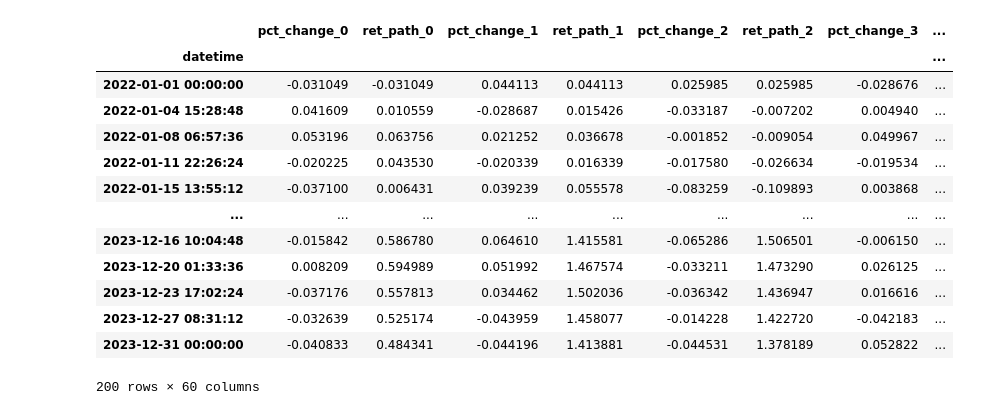
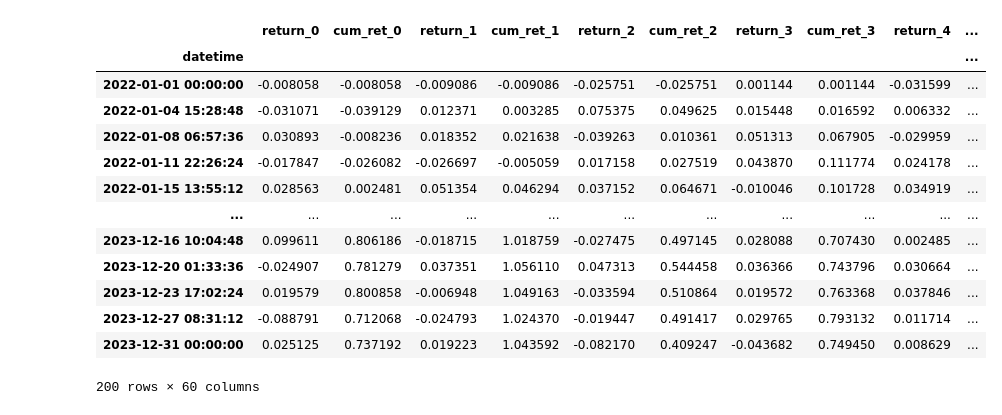
Before and after one commit to sharavsambuu/trading-cost-analysis, a Jupyter notebook: synthetic_portfolio_cost_exps.ipynb, the cells around one changed output. Saved outputs shown, nothing was run; the diff lists cells and outputs as text; code cells hidden in the pictures.

```diff
--- a/synthetic_portfolio_cost_exps.ipynb
+++ b/synthetic_portfolio_cost_exps.ipynb
@@ -7,48 +7,48 @@ from   datetime          import timedelta
 # Preparing data for portfolio
 
 num_securities = 30
 num_periods    = 200
 start_date     = pd.to_datetime('2022-01-01')
 end_date       = pd.to_datetime('2023-12-31')
 
 trade_dates    = pd.to_datetime(np.sort(np.random.choice(pd.date_range(start=start_date, end=end_date, periods=num_periods + 1), num_periods, replace=False)))
 
 df = pd.DataFrame({'datetime'  : trade_dates})
 df['datetime' ] = pd.to_datetime(df['datetime'])
 df['datetime_'] = df['datetime']
 df = df.set_index('datetime')
 
 outliers_percentage = 20.0
 outliers_percentage = outliers_percentage/100.0 # percentage of all returns are outliers
 outliers_count      = int(num_periods*outliers_percentage)
 
 for idx in range(0, num_securities):
     percentage_changes = np.random.uniform(-0.045, 0.055, num_periods).astype(float)
     extreme_returns    = np.random.uniform(-0.09,  0.1, outliers_count).astype(float)
     outliers_date      = df['datetime_'].sample(n=outliers_count).to_list()
-    df[f"pct_change_{idx}"] = percentage_changes
+    df[f"return_{idx}"] = percentage_changes
     for outlier in list(zip(outliers_date, extreme_returns)):
         outlier_dt  = outlier[0]
         outlier_ret = outlier[1]
-        df.loc[outlier_dt, f"pct_change_{idx}"] = outlier_ret
-    df[f"ret_path_{idx}"  ] = df[f"pct_change_{idx}"].cumsum()
+        df.loc[outlier_dt, f"return_{idx}"] = outlier_ret
+    df[f"cum_ret_{idx}"  ] = df[f"return_{idx}"].cumsum()
 
 df.drop('datetime_', axis=1, inplace=True)
 
 df
 # %% [output]
-|  | pct_change_0 | ret_path_0 | pct_change_1 | ret_path_1 | pct_change_2 | ret_path_2 | pct_change_3 | ... |
-| datetime |  |  |  |  |  |  |  | ... |
-| 2022-01-01 00:00:00 | -0.031049 | -0.031049 | 0.044113 | 0.044113 | 0.025985 | 0.025985 | -0.028676 | ... |
-| 2022-01-04 15:28:48 | 0.041609 | 0.010559 | -0.028687 | 0.015426 | -0.033187 | -0.007202 | 0.004940 | ... |
-| 2022-01-08 06:57:36 | 0.053196 | 0.063756 | 0.021252 | 0.036678 | -0.001852 | -0.009054 | 0.049967 | ... |
-| 2022-01-11 22:26:24 | -0.020225 | 0.043530 | -0.020339 | 0.016339 | -0.017580 | -0.026634 | -0.019534 | ... |
-| 2022-01-15 13:55:12 | -0.037100 | 0.006431 | 0.039239 | 0.055578 | -0.083259 | -0.109893 | 0.003868 | ... |
-| ... | ... | ... | ... | ... | ... | ... | ... | ... |
-| 2023-12-16 10:04:48 | -0.015842 | 0.586780 | 0.064610 | 1.415581 | -0.065286 | 1.506501 | -0.006150 | ... |
-| 2023-12-20 01:33:36 | 0.008209 | 0.594989 | 0.051992 | 1.467574 | -0.033211 | 1.473290 | 0.026125 | ... |
-| 2023-12-23 17:02:24 | -0.037176 | 0.557813 | 0.034462 | 1.502036 | -0.036342 | 1.436947 | 0.016616 | ... |
-| 2023-12-27 08:31:12 | -0.032639 | 0.525174 | -0.043959 | 1.458077 | -0.014228 | 1.422720 | -0.042183 | ... |
-| 2023-12-31 00:00:00 | -0.040833 | 0.484341 | -0.044196 | 1.413881 | -0.044531 | 1.378189 | 0.052822 | ... |
+|  | return_0 | cum_ret_0 | return_1 | cum_ret_1 | return_2 | cum_ret_2 | return_3 | cum_ret_3 | return_4 | ... |
+| datetime |  |  |  |  |  |  |  |  |  | ... |
+| 2022-01-01 00:00:00 | -0.008058 | -0.008058 | -0.009086 | -0.009086 | -0.025751 | -0.025751 | 0.001144 | 0.001144 | -0.031599 | ... |
+| 2022-01-04 15:28:48 | -0.031071 | -0.039129 | 0.012371 | 0.003285 | 0.075375 | 0.049625 | 0.015448 | 0.016592 | 0.006332 | ... |
+| 2022-01-08 06:57:36 | 0.030893 | -0.008236 | 0.018352 | 0.021638 | -0.039263 | 0.010361 | 0.051313 | 0.067905 | -0.029959 | ... |
+| 2022-01-11 22:26:24 | -0.017847 | -0.026082 | -0.026697 | -0.005059 | 0.017158 | 0.027519 | 0.043870 | 0.111774 | 0.024178 | ... |
+| 2022-01-15 13:55:12 | 0.028563 | 0.002481 | 0.051354 | 0.046294 | 0.037152 | 0.064671 | -0.010046 | 0.101728 | 0.034919 | ... |
+| ... | ... | ... | ... | ... | ... | ... | ... | ... | ... | ... |
+| 2023-12-16 10:04:48 | 0.099611 | 0.806186 | -0.018715 | 1.018759 | -0.027475 | 0.497145 | 0.028088 | 0.707430 | 0.002485 | ... |
+| 2023-12-20 01:33:36 | -0.024907 | 0.781279 | 0.037351 | 1.056110 | 0.047313 | 0.544458 | 0.036366 | 0.743796 | 0.030664 | ... |
+| 2023-12-23 17:02:24 | 0.019579 | 0.800858 | -0.006948 | 1.049163 | -0.033594 | 0.510864 | 0.019572 | 0.763368 | 0.037846 | ... |
+| 2023-12-27 08:31:12 | -0.088791 | 0.712068 | -0.024793 | 1.024370 | -0.019447 | 0.491417 | 0.029765 | 0.793132 | 0.011714 | ... |
+| 2023-12-31 00:00:00 | 0.025125 | 0.737192 | 0.019223 | 1.043592 | -0.082170 | 0.409247 | -0.043682 | 0.749450 | 0.008629 | ... |
 200 rows × 60 columns
 # %%
```
Also changed, not shown: parts of 6 cells of this notebook, 1 other file.
